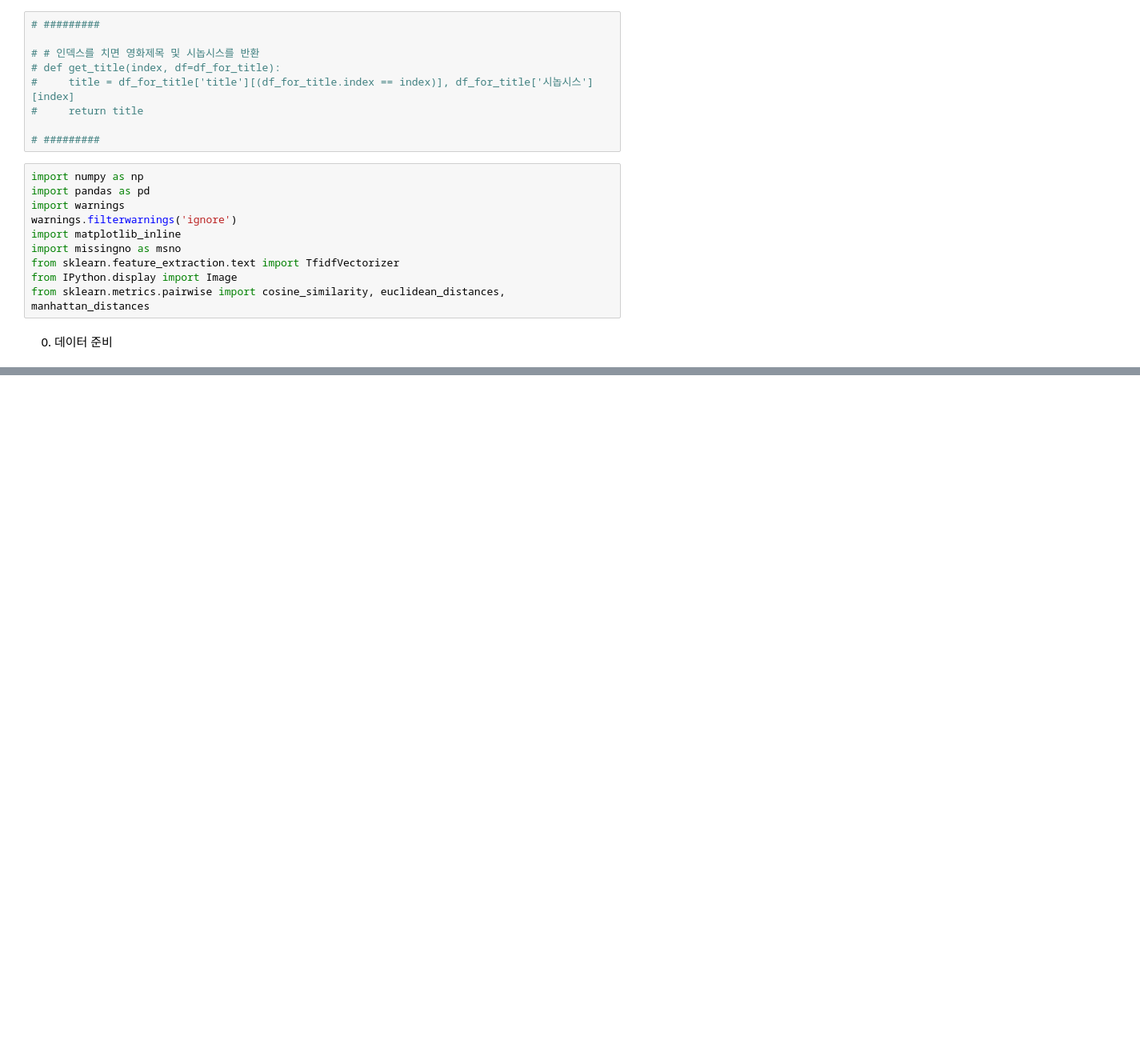
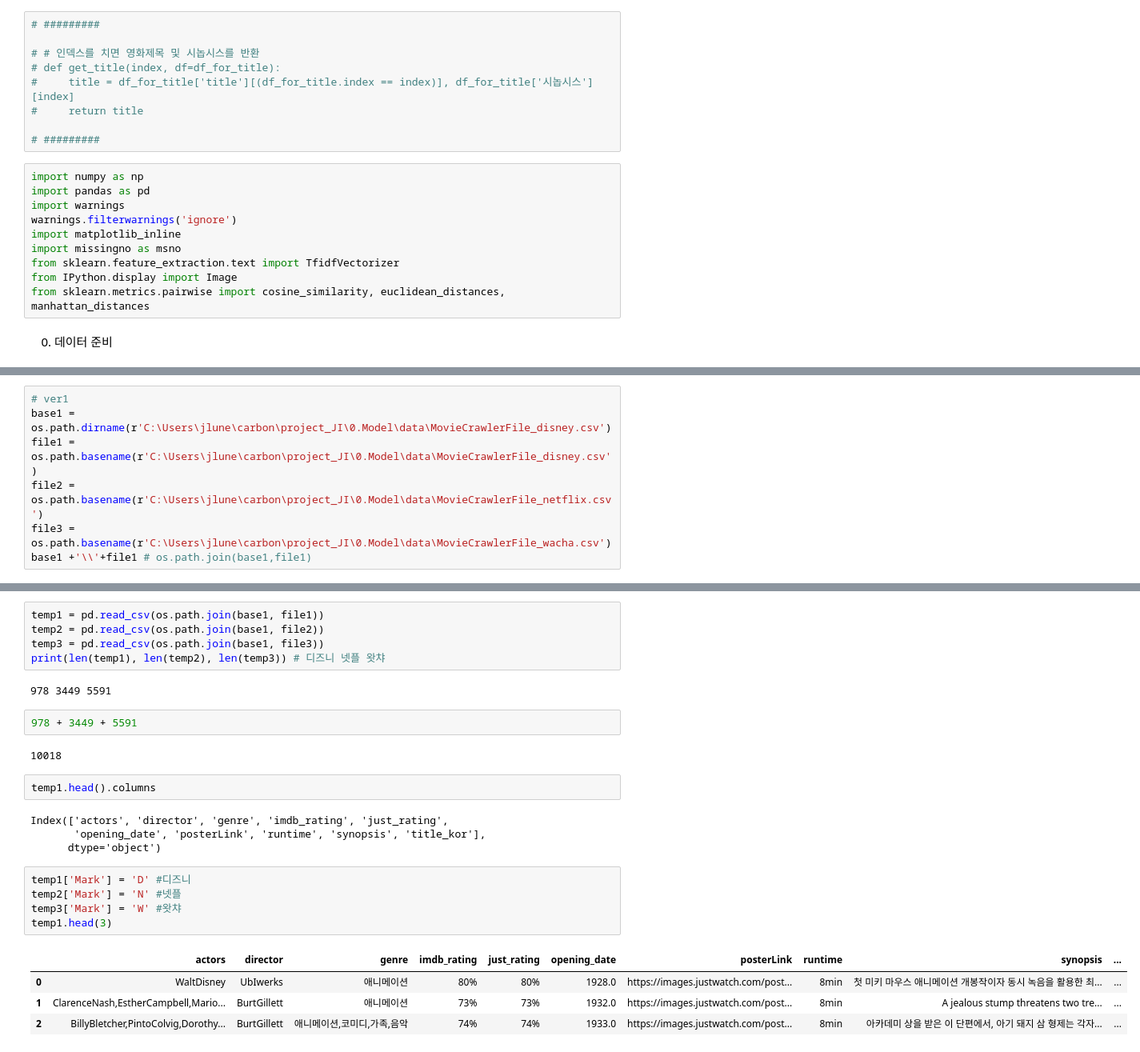
Before and after one commit to 0jipy/project_JI, a Jupyter notebook: 0.Model/02.M1_rec_ver2.ipynb, the cells around one changed output, grey strips where cells are left out. Shown at 80% size. Saved outputs shown, nothing was run; the diff lists cells and outputs as text; blank space fills up the shorter version.

```diff
--- a/0.Model/02.M1_rec_ver2.ipynb
+++ b/0.Model/02.M1_rec_ver2.ipynb
@@ -70,0 +53,7 @@ user\Desktop\Python
+# %%
+# ver1
+base1 = os.path.dirname(r'C:\Users\jlune\carbon\project_JI\0.Model\data\MovieCrawlerFile_disney.csv')
+file1 = os.path.basename(r'C:\Users\jlune\carbon\project_JI\0.Model\data\MovieCrawlerFile_disney.csv')
+file2 = os.path.basename(r'C:\Users\jlune\carbon\project_JI\0.Model\data\MovieCrawlerFile_netflix.csv')
+file3 = os.path.basename(r'C:\Users\jlune\carbon\project_JI\0.Model\data\MovieCrawlerFile_wacha.csv')
+base1 +'\\'+file1 # os.path.join(base1,file1)
@@ -70,0 +69,27 @@ user\Desktop\Python
+# %%
+temp1 = pd.read_csv(os.path.join(base1, file1))
+temp2 = pd.read_csv(os.path.join(base1, file2))
+temp3 = pd.read_csv(os.path.join(base1, file3))
+print(len(temp1), len(temp2), len(temp3)) # 디즈니 넷플 왓챠
+# %% [output]
+978 3449 5591
+# %%
+978 + 3449 + 5591
+# %% [output]
+10018
+# %%
+temp1.head().columns
+# %% [output]
+Index(['actors', 'director', 'genre', 'imdb_rating', 'just_rating',
+       'opening_date', 'posterLink', 'runtime', 'synopsis', 'title_kor'],
+      dtype='object')
+# %%
+temp1['Mark'] = 'D' #디즈니
+temp2['Mark'] = 'N' #넷플
+temp3['Mark'] = 'W' #왓챠
+temp1.head(3)
+# %% [output]
+|  | actors | director | genre | imdb_rating | just_rating | opening_date | posterLink | runtime | synopsis | ... |
+| 0 | WaltDisney | UbIwerks | 애니메이션 | 80% | 80% | 1928.0 | https://images.justwatch.com/post... | 8min | 첫 미키 마우스 애니메이션 개봉작이자 동시 녹음을 활용한 최... | ... |
+| 1 | ClarenceNash,EstherCampbell,Mario... | BurtGillett | 애니메이션 | 73% | 73% | 1932.0 | https://images.justwatch.com/post... | 8min | A jealous stump threatens two tre... | ... |
+| 2 | BillyBletcher,PintoColvig,Dorothy... | BurtGillett | 애니메이션,코미디,가족,음악 | 74% | 74% | 1933.0 | https://images.justwatch.com/post... | 8min | 아카데미 상을 받은 이 단편에서, 아기 돼지 삼 형제는 각자... | ... |
```
Also changed, not shown: parts of 57 cells of this notebook.
